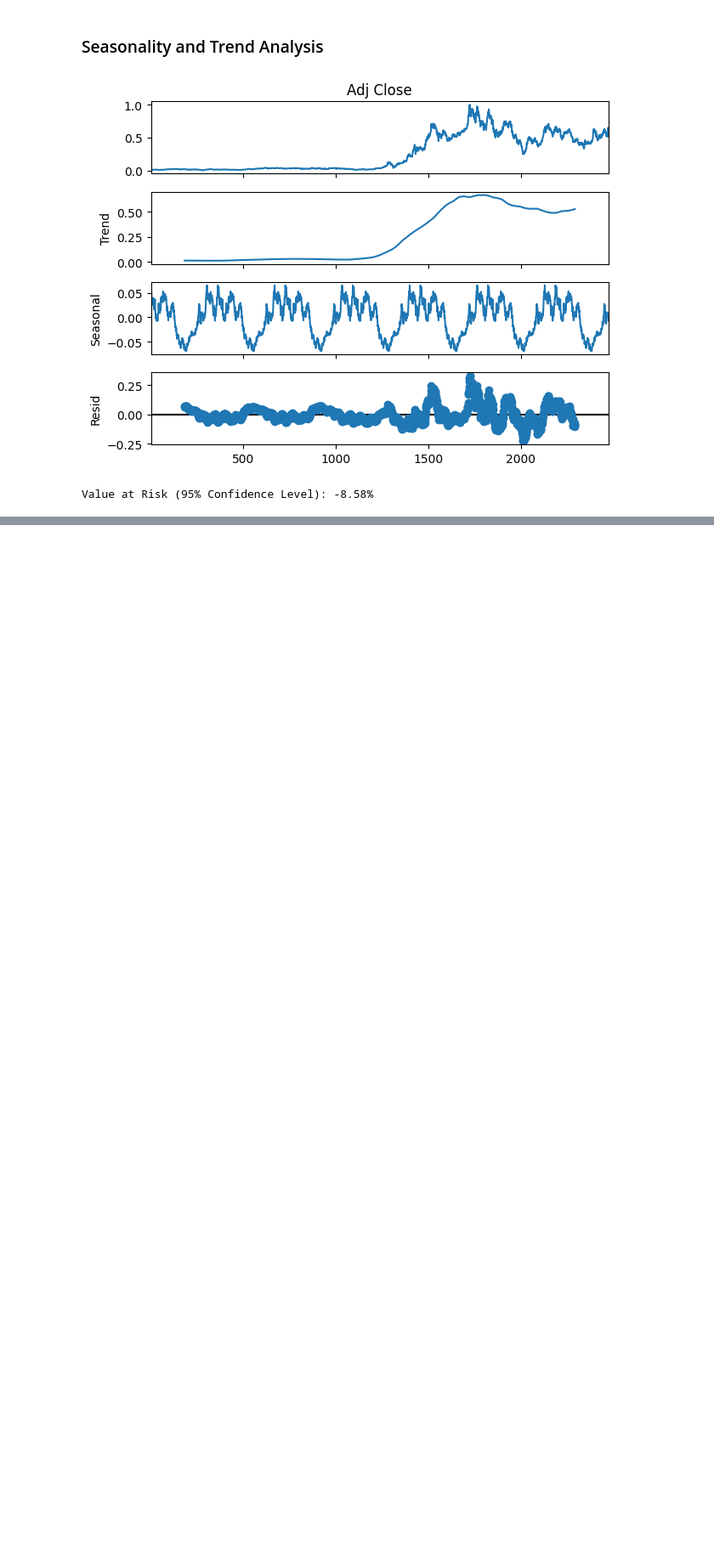
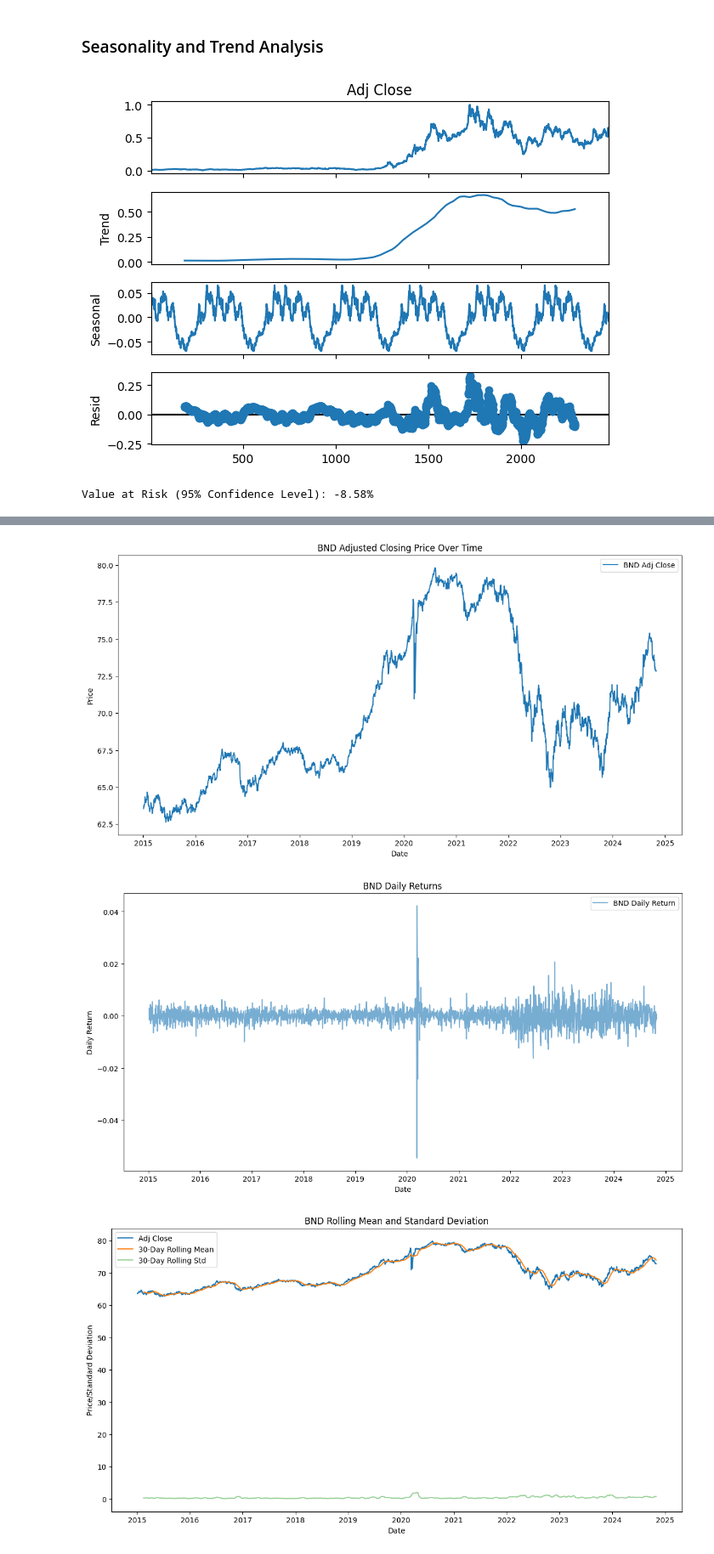
Before and after one commit to zol23-g/Portfolio-Optimization-TimeSeries, a Jupyter notebook: notebooks/02_eda.ipynb, the cells around one changed output, grey strips where cells are left out. Shown at 85% size. Saved outputs shown, nothing was run; the diff lists cells and outputs as text; code cells hidden in the pictures; blank space fills up the shorter version.

Commit message:
applying data processing and eda for BND and SPY

```diff
--- a/notebooks/02_eda.ipynb
+++ b/notebooks/02_eda.ipynb
@@ -243,0 +233,6 @@ Value at Risk (95% Confidence Level): -8.58%
+# %%
+# Drop the first row with NaN in 'Daily Return'
+tsla = tsla.dropna(subset=['Daily Return'])
+
+# Verify that there are no more NaN values
+print(tsla['Daily Return'].isnull().sum())
@@ -243,0 +260,4 @@ Value at Risk (95% Confidence Level): -8.58%
+# %%
+# Replace infinite values with NaN, then drop them
+tsla['Daily Return'].replace([np.inf, -np.inf], np.nan, inplace=True)
+tsla = tsla.dropna(subset=['Daily Return'])
@@ -251,0 +309,61 @@ Annualized Sharpe Ratio: nan
+# %%
+
+
+# List of tickers for analysis
+tickers = ['BND', 'SPY']
+
+for ticker in tickers:
+    # Load and clean data
+    data = pd.read_csv(f'../data/{ticker}_cleaned.csv', index_col=0, parse_dates=True)
+    data['Daily Return'] = data['Adj Close'].pct_change()
+    data = data.dropna(subset=['Daily Return'])
+
+    # Plot closing price
+    plt.figure(figsize=(14, 7))
+    plt.plot(data['Adj Close'], label=f'{ticker} Adj Close')
+    plt.title(f'{ticker} Adjusted Closing Price Over Time')
+    plt.xlabel('Date')
+    plt.ylabel('Price')
+    plt.legend()
+    plt.show()
+
+    # Plot daily returns
+    plt.figure(figsize=(14, 7))
+    plt.plot(data['Daily Return'], label=f'{ticker} Daily Return', alpha=0.6)
+    plt.title(f'{ticker} Daily Returns')
+    plt.xlabel('Date')
+    plt.ylabel('Daily Return')
+    plt.legend()
+    plt.show()
+
+    # Rolling mean and standard deviation
+    data['Rolling Mean'] = data['Adj Close'].rolling(window=30).mean()
+    data['Rolling Std'] = data['Adj Close'].rolling(window=30).std()
+
+    plt.figure(figsize=(14, 7))
+    plt.plot(data['Adj Close'], label='Adj Close')
+    plt.plot(data['Rolling Mean'], label='30-Day Rolling Mean')
+    plt.plot(data['Rolling Std'], label='30-Day Rolling Std', alpha=0.5)
+    plt.title(f'{ticker} Rolling Mean and Standard Deviation')
+    plt.xlabel('Date')
+    plt.ylabel('Price/Standard Deviation')
+    plt.legend()
+    plt.show()
+
+    # Value at Risk (VaR)
+    VaR_95 = np.percentile(data['Daily Return'].dropna(), 5)
+    print(f"{ticker} Value at Risk (95% Confidence Level): {VaR_95:.2%}")
+
+    # Sharpe Ratio
+    mean_daily_return = data['Daily Return'].mean()
+    std_daily_return = data['Daily Return'].std()
+
+    if std_daily_return != 0 and not np.isnan(std_daily_return):
+        sharpe_ratio = (mean_daily_return / std_daily_return) * np.sqrt(252)
+        print(f"{ticker} Annualized Sharpe Ratio: {sharpe_ratio:.2f}")
+    else:
+        print(f"{ticker} Standard deviation is zero or NaN, unable to calculate Sharpe Ratio.")
+# %% [output]
+[figure, added]
+[figure, added]
+[figure, added]
```
Also changed, not shown: parts of 14 cells of this notebook, 2 other files.
